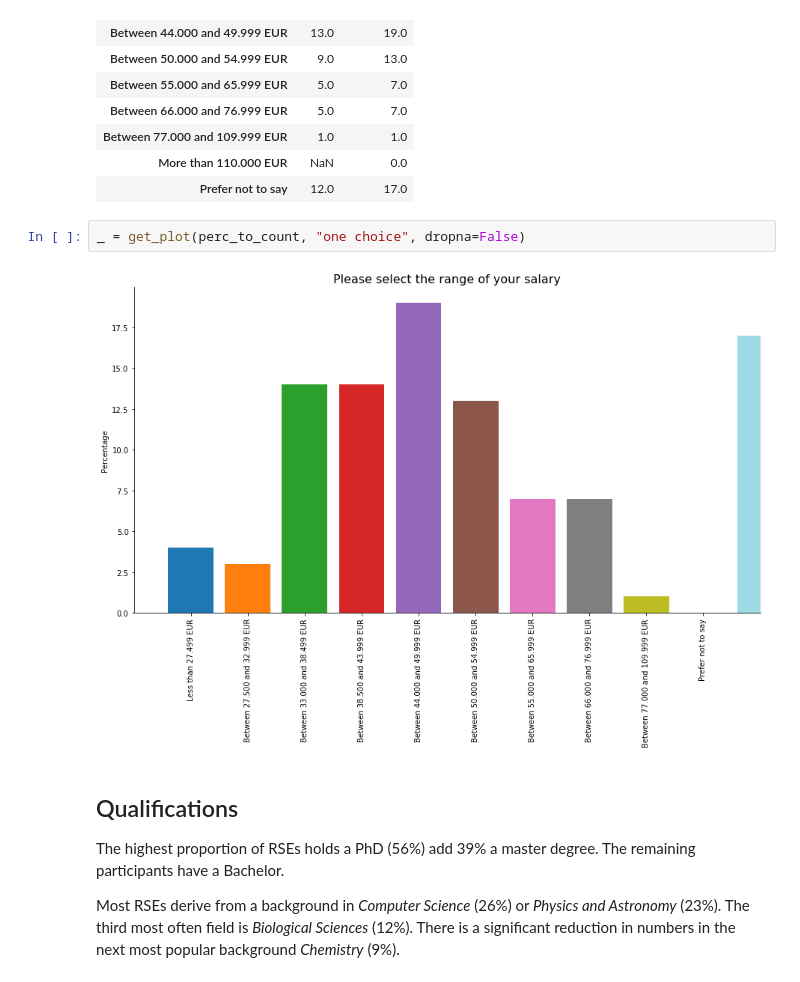
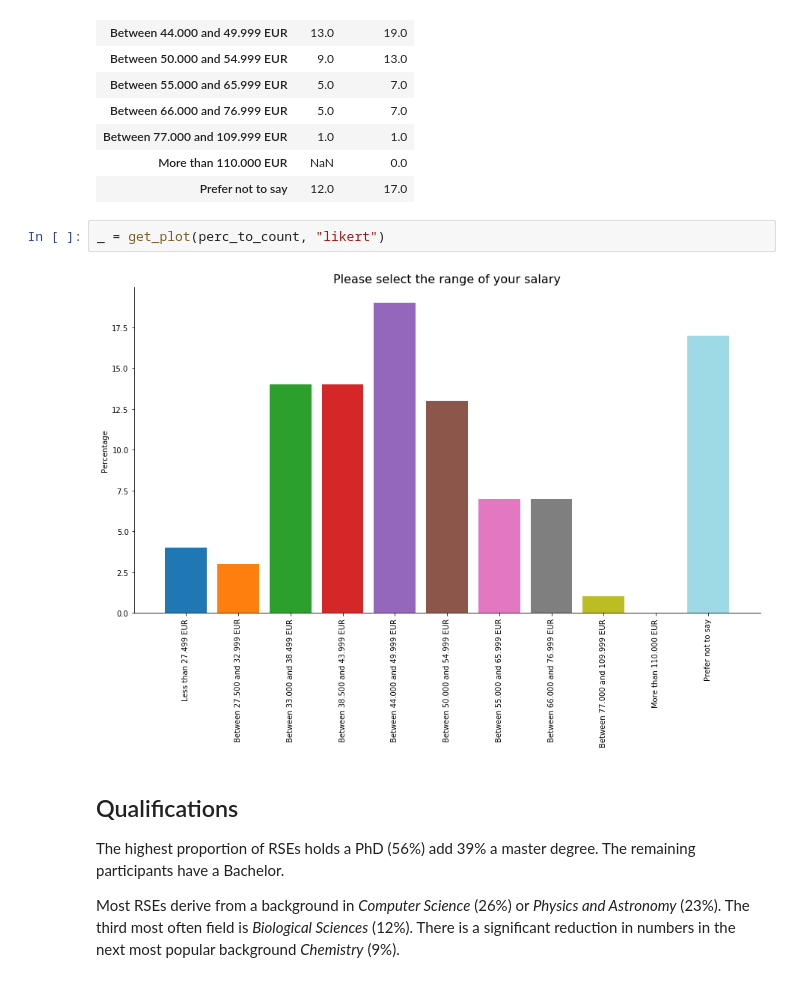
Before and after one commit to softwaresaved/international-survey, a Jupyter notebook: analysis/results_nl_2017_narrative.ipynb, the cells around one changed output. Saved outputs shown, nothing was run; the diff lists cells and outputs as text.

```diff
--- a/analysis/results_nl_2017_narrative.ipynb
+++ b/analysis/results_nl_2017_narrative.ipynb
@@ -131,9 +131,9 @@ display_side_by_side(v_to_count,perc_to_count)
 | More than 110.000 EUR | NaN | 0.0 |
 | Prefer not to say | 12.0 | 17.0 |
 # %%
-_ = get_plot(perc_to_count, "one choice", dropna=False)
+_ = get_plot(perc_to_count, "likert")
 # %% [output]
-[figure, old version]
+[figure, new version]
 # %% [markdown]
 ## Qualifications
 The highest proportion of RSEs holds a PhD (56%) add 39% a master degree. The remaining participants have a Bachelor.
```
Also changed, not shown: parts of 17 cells of this notebook, 36 other files.
